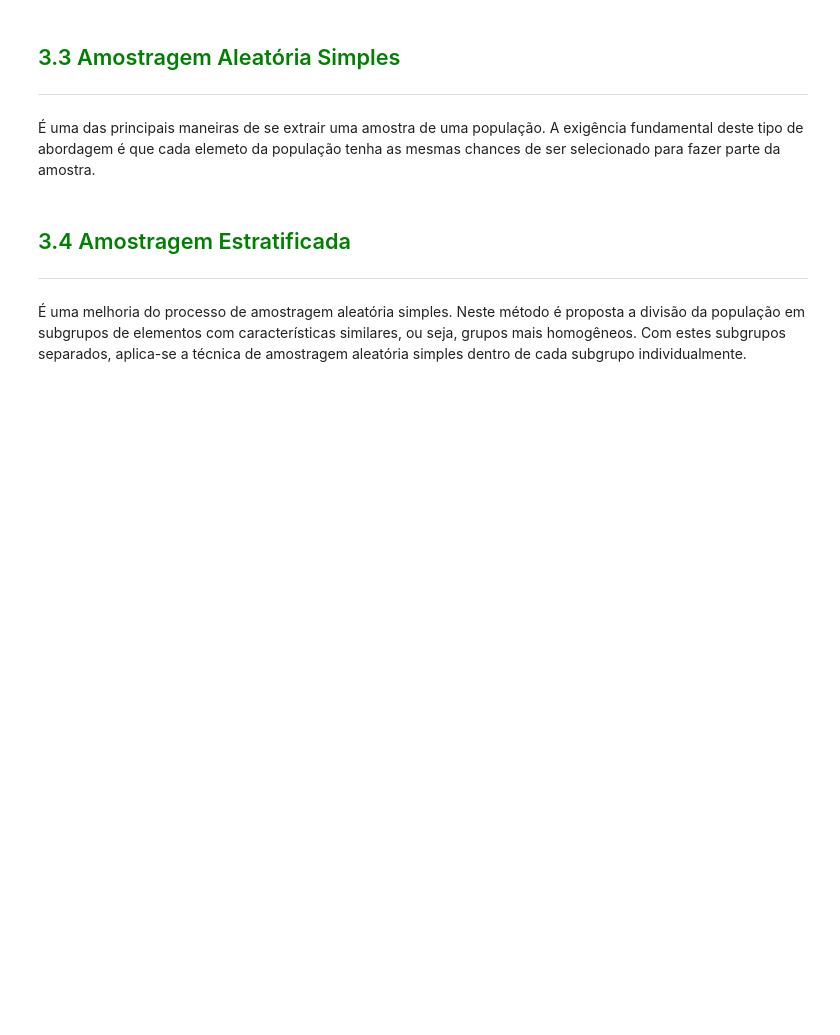
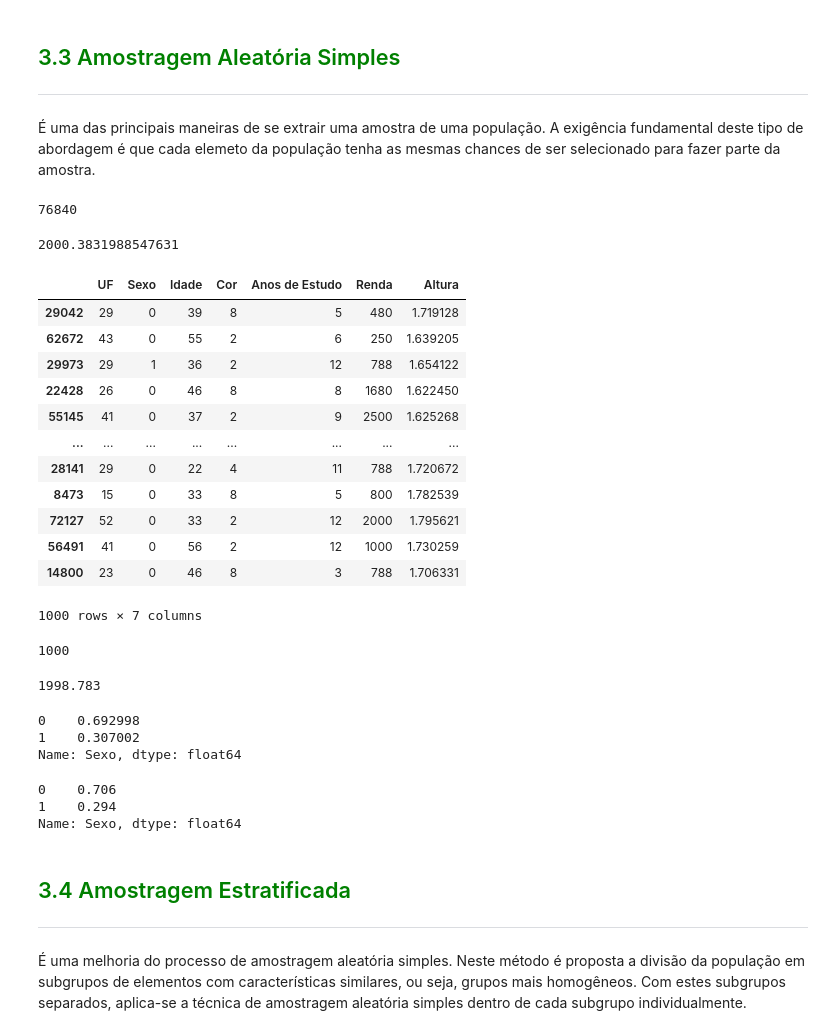
Before and after one commit to EdCarlosBicudo/formacao_data_science_alura, a Jupyter notebook: 4- Estatística com Python parte 2- Probabilidade e Amostragem/Curso_de_Estatística_Parte_2.ipynb, the cells around one changed output. Cells and saved outputs as stored; diff of their text form; code cells hidden in the pictures; blank space fills up the shorter version.

Commit message:
Aula 4- Técnicas de amostragem, terminado

```diff
--- a/4- Estatística com Python parte 2- Probabilidade e Amostragem/Curso_de_Estatística_Parte_2.ipynb
+++ b/4- Estatística com Python parte 2- Probabilidade e Amostragem/Curso_de_Estatística_Parte_2.ipynb
@@ -704,6 +704,51 @@ Quando a população é finita mas muito numerosa, o custo de um censo pode torn
 ***
 # %% [markdown]
 É uma das principais maneiras de se extrair uma amostra de uma população. A exigência fundamental deste tipo de abordagem é que cada elemeto da população tenha as mesmas chances de ser selecionado para fazer parte da amostra.
+# %%
+dados.shape[0]
+# %% [output]
+76840
+# %%
+dados.Renda.mean()
+# %% [output]
+2000.3831988547631
+# %%
+amostra = dados.sample(n = 1000, random_state = 101)
+amostra
+# %% [output]
+|  | UF | Sexo | Idade | Cor | Anos de Estudo | Renda | Altura |
+| 29042 | 29 | 0 | 39 | 8 | 5 | 480 | 1.719128 |
+| 62672 | 43 | 0 | 55 | 2 | 6 | 250 | 1.639205 |
+| 29973 | 29 | 1 | 36 | 2 | 12 | 788 | 1.654122 |
+| 22428 | 26 | 0 | 46 | 8 | 8 | 1680 | 1.622450 |
+| 55145 | 41 | 0 | 37 | 2 | 9 | 2500 | 1.625268 |
+| ... | ... | ... | ... | ... | ... | ... | ... |
+| 28141 | 29 | 0 | 22 | 4 | 11 | 788 | 1.720672 |
+| 8473 | 15 | 0 | 33 | 8 | 5 | 800 | 1.782539 |
+| 72127 | 52 | 0 | 33 | 2 | 12 | 2000 | 1.795621 |
+| 56491 | 41 | 0 | 56 | 2 | 12 | 1000 | 1.730259 |
+| 14800 | 23 | 0 | 46 | 8 | 3 | 788 | 1.706331 |
+1000 rows × 7 columns
+# %%
+amostra.shape[0]
+# %% [output]
+1000
+# %%
+amostra.Renda.mean()
+# %% [output]
+1998.783
+# %%
+dados.Sexo.value_counts(normalize = True)
+# %% [output]
+0    0.692998
+1    0.307002
+Name: Sexo, dtype: float64
+# %%
+amostra.Sexo.value_counts(normalize = True)
+# %% [output]
+0    0.706
+1    0.294
+Name: Sexo, dtype: float64
 # %% [markdown]
 ## <font color=green>3.4 Amostragem Estratificada</font>
 ***
```
